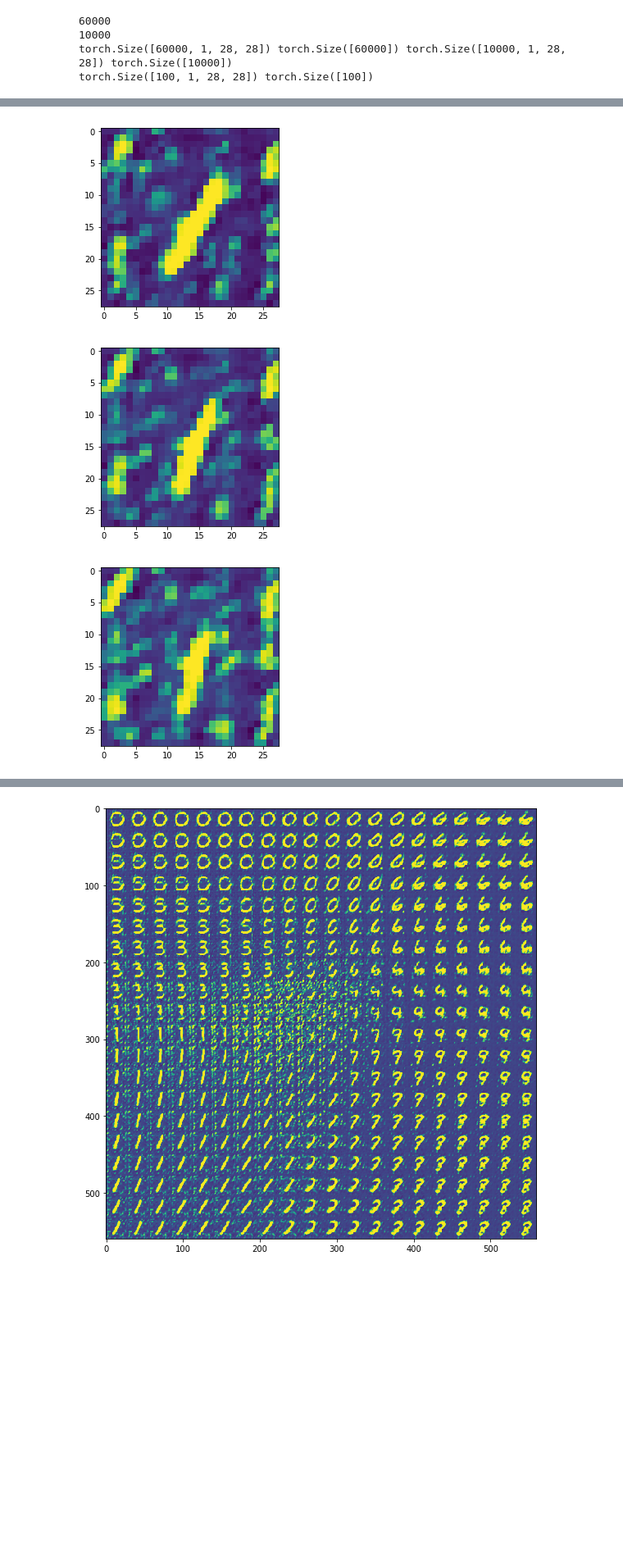
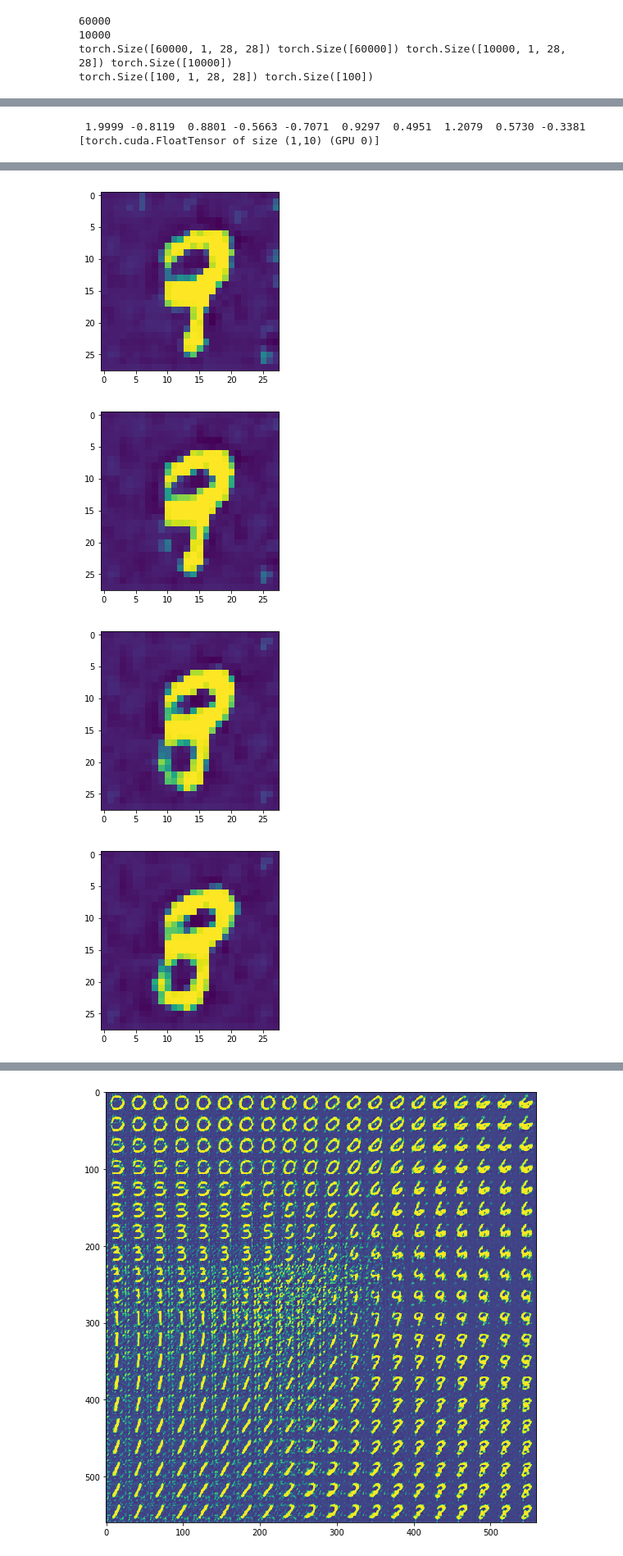
Before and after one commit to anihamde/cs287-s18, a Jupyter notebook: HW4/vae_viz.ipynb, the cells around one changed output, grey strips where cells are left out. Shown at 82% size. Cells and saved outputs as stored; diff of their text form; code cells hidden in the pictures; blank space fills up the shorter version.

```diff
--- a/HW4/vae_viz.ipynb
+++ b/HW4/vae_viz.ipynb
@@ -18,7 +18,7 @@ import matplotlib.cm as cm
 %matplotlib inline
 from sklearn.decomposition import PCA
 # %%
-LATENT_DIM = 2
+LATENT_DIM = 10
 BATCH_SIZE = 100
 # %%
 train_dataset = datasets.MNIST(root='./data/',
@@ -84,11 +84,14 @@ graph_vae()
 # %%
 z1 = seed_distribution.sample()
 z2 = seed_distribution.sample()
+print(z1)
 all = []
-for k in np.arange(0,1.1,0.2):
+for k in np.arange(0,1.1,0.1):
     z = k * z1 + (1 - k) * z2
     x = decoder(z.cuda())
     all.append(x.squeeze().cpu().data.numpy()) # TODO: might not work
     plt.imshow(x.squeeze().cpu().data.numpy())
     plt.show()
 # %% [output]
+ 1.9999 -0.8119  0.8801 -0.5663 -0.7071  0.9297  0.4951  1.2079  0.5730 -0.3381
+[torch.cuda.FloatTensor of size (1,10) (GPU 0)]
@@ -98,3 +101,4 @@ for k in np.arange(0,1.1,0.2):
-[figure, old version]
+[figure, new version]
-[figure, old version]
+[figure, new version]
-[figure, old version]
+[figure, new version]
+[figure, added]
```
Also changed, not shown: parts of 6 cells of this notebook, 41 other files.
